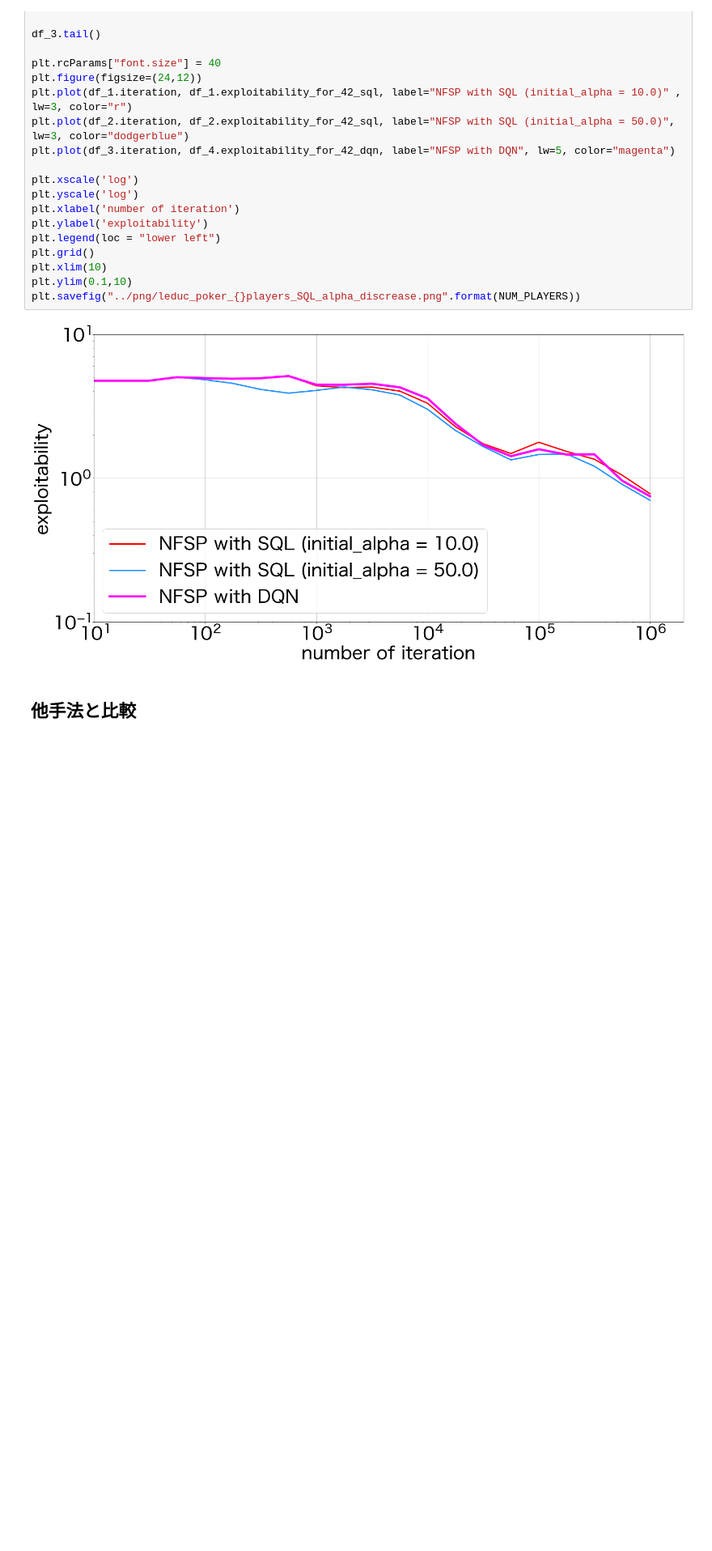
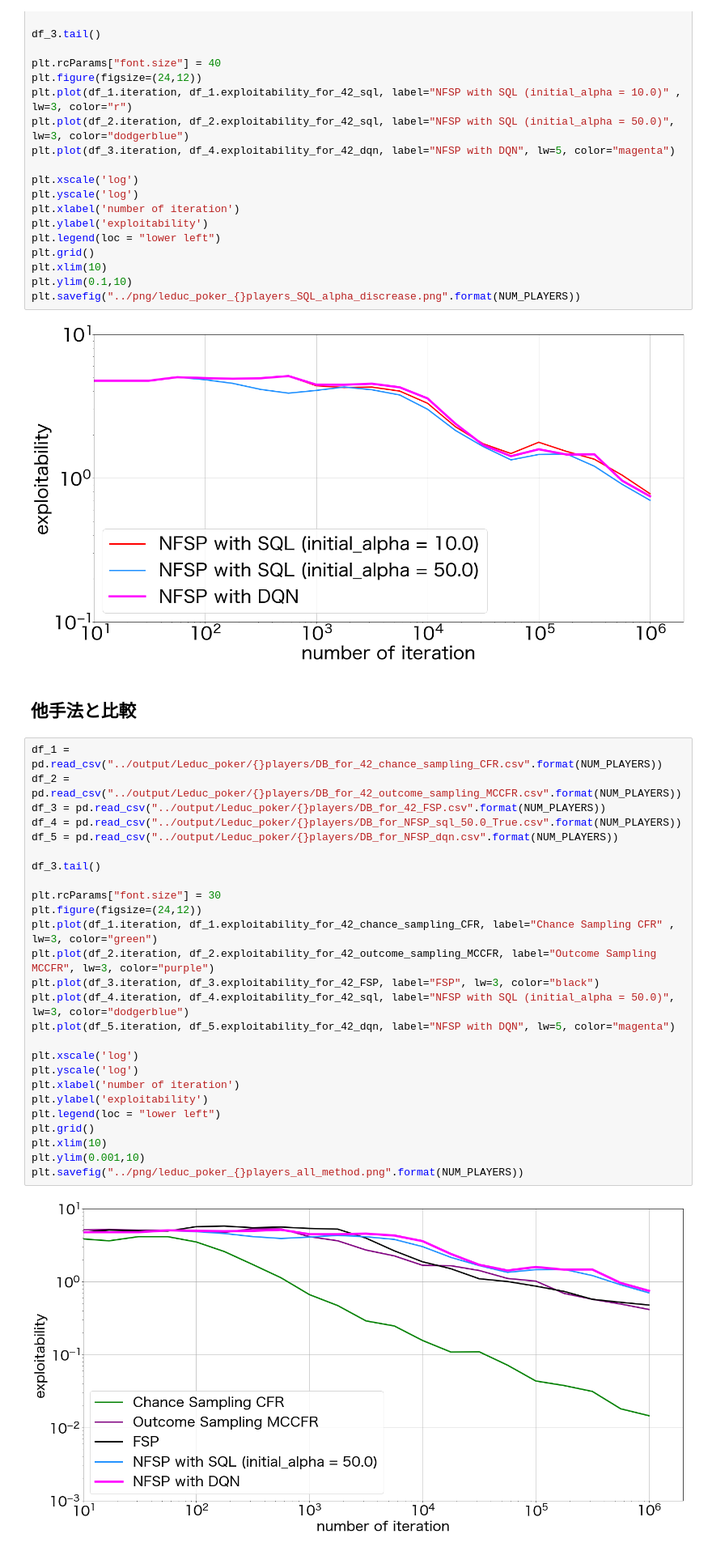
Before and after one commit to yusuke-sk/cfr, a Jupyter notebook: Other/Make_png/jupyter_notebook/leduc_poker_2players.ipynb, the cells around one changed output. Shown at 81% size. Saved outputs shown, nothing was run; the diff lists cells and outputs as text; blank space fills up the shorter version.

Commit message:
leduc poker experiment

```diff
--- a/Other/Make_png/jupyter_notebook/leduc_poker_2players.ipynb
+++ b/Other/Make_png/jupyter_notebook/leduc_poker_2players.ipynb
@@ -64,3 +64,31 @@ plt.savefig("../png/leduc_poker_{}players_SQL_alpha_discrease.png".format(NUM_PL
 [figure]
 # %% [markdown]
 ## 他手法と比較
+# %%
+df_1 = pd.read_csv("../output/Leduc_poker/{}players/DB_for_42_chance_sampling_CFR.csv".format(NUM_PLAYERS))
+df_2 = pd.read_csv("../output/Leduc_poker/{}players/DB_for_42_outcome_sampling_MCCFR.csv".format(NUM_PLAYERS))
+df_3 = pd.read_csv("../output/Leduc_poker/{}players/DB_for_42_FSP.csv".format(NUM_PLAYERS))
+df_4 = pd.read_csv("../output/Leduc_poker/{}players/DB_for_NFSP_sql_50.0_True.csv".format(NUM_PLAYERS))
+df_5 = pd.read_csv("../output/Leduc_poker/{}players/DB_for_NFSP_dqn.csv".format(NUM_PLAYERS))
+
+df_3.tail()
+
+plt.rcParams["font.size"] = 30
+plt.figure(figsize=(24,12))
+plt.plot(df_1.iteration, df_1.exploitability_for_42_chance_sampling_CFR, label="Chance Sampling CFR" , lw=3, color="green")
+plt.plot(df_2.iteration, df_2.exploitability_for_42_outcome_sampling_MCCFR, label="Outcome Sampling MCCFR", lw=3, color="purple")
+plt.plot(df_3.iteration, df_3.exploitability_for_42_FSP, label="FSP", lw=3, color="black")
+plt.plot(df_4.iteration, df_4.exploitability_for_42_sql, label="NFSP with SQL (initial_alpha = 50.0)", lw=3, color="dodgerblue")
+plt.plot(df_5.iteration, df_5.exploitability_for_42_dqn, label="NFSP with DQN", lw=5, color="magenta")
+
+plt.xscale('log')
+plt.yscale('log')
+plt.xlabel('number of iteration')
+plt.ylabel('exploitability')
+plt.legend(loc = "lower left")
+plt.grid()
+plt.xlim(10)
+plt.ylim(0.001,10)
+plt.savefig("../png/leduc_poker_{}players_all_method.png".format(NUM_PLAYERS))
+# %% [output]
+[figure, added]
```
Also changed, not shown: 8 other files.
